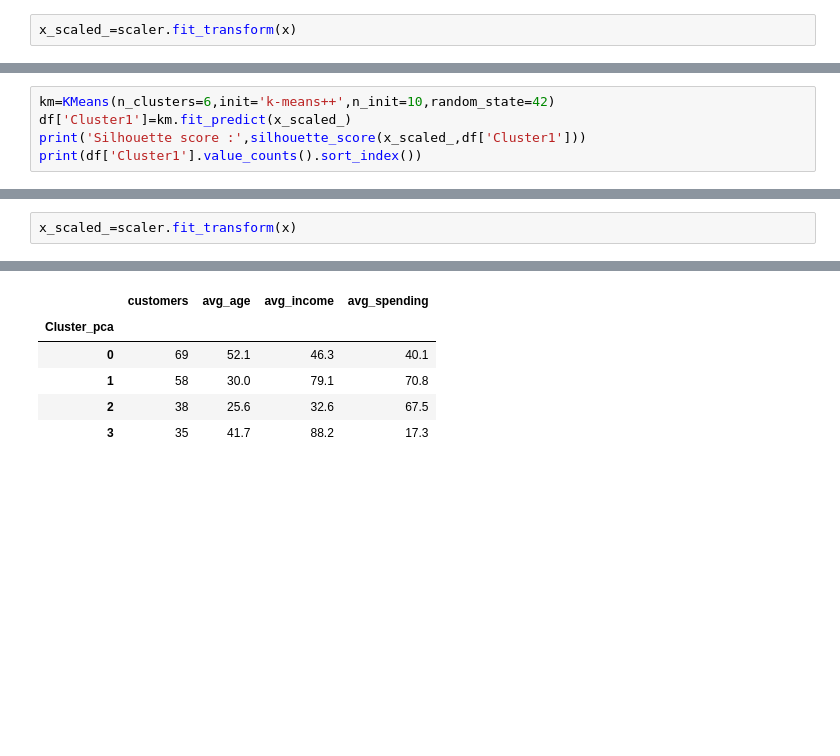
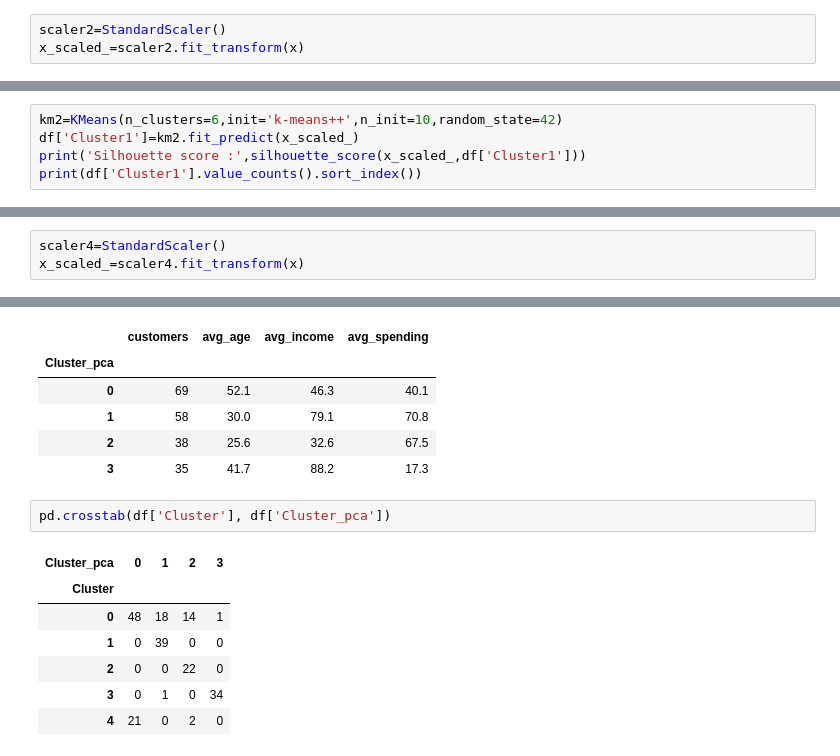
Before and after one commit to Mahaselvi/Mall-customer-clustering-analysis, a Jupyter notebook: mall_customer_segmentation.ipynb, the cells around one changed output, grey strips where cells are left out. Cells and saved outputs as stored; diff of their text form; blank space fills up the shorter version.

```diff
--- a/mall_customer_segmentation.ipynb
+++ b/mall_customer_segmentation.ipynb
@@ -239,7 +271,8 @@ df.head()
 # %%
 x=df.iloc[:,[2,3,4]]
 # %%
-x_scaled_=scaler.fit_transform(x)
+scaler2=StandardScaler()
+x_scaled_=scaler2.fit_transform(x)
 # %% [markdown]
 ### 2.2 Elbow Method and Silhouette Score
 # %%
@@ -285,8 +319,8 @@ k=10: silhouette score=0.4066
 # %% [markdown]
 ### 2.3 Fitting model with k=6
 # %%
-km=KMeans(n_clusters=6,init='k-means++',n_init=10,random_state=42)
-df['Cluster1']=km.fit_predict(x_scaled_)
+km2=KMeans(n_clusters=6,init='k-means++',n_init=10,random_state=42)
+df['Cluster1']=km2.fit_predict(x_scaled_)
 print('Silhouette score :',silhouette_score(x_scaled_,df['Cluster1']))
 print(df['Cluster1'].value_counts().sort_index())
 # %% [output]
@@ -425,4 +472,5 @@ df.head()
 # %%
 x=df.iloc[:,[2,3,4]]
 # %%
-x_scaled_=scaler.fit_transform(x)
+scaler4=StandardScaler()
+x_scaled_=scaler4.fit_transform(x)
@@ -525,3 +581,13 @@ profile_pca
 | 1 | 58 | 30.0 | 79.1 | 70.8 |
 | 2 | 38 | 25.6 | 32.6 | 67.5 |
 | 3 | 35 | 41.7 | 88.2 | 17.3 |
+# %%
+pd.crosstab(df['Cluster'], df['Cluster_pca'])
+# %% [output]
+| Cluster_pca | 0 | 1 | 2 | 3 |
+| Cluster |  |  |  |  |
+| 0 | 48 | 18 | 14 | 1 |
+| 1 | 0 | 39 | 0 | 0 |
+| 2 | 0 | 0 | 22 | 0 |
+| 3 | 0 | 1 | 0 | 34 |
+| 4 | 21 | 0 | 2 | 0 |
```
Also changed, not shown: parts of 30 cells of this notebook, 8 other files.
